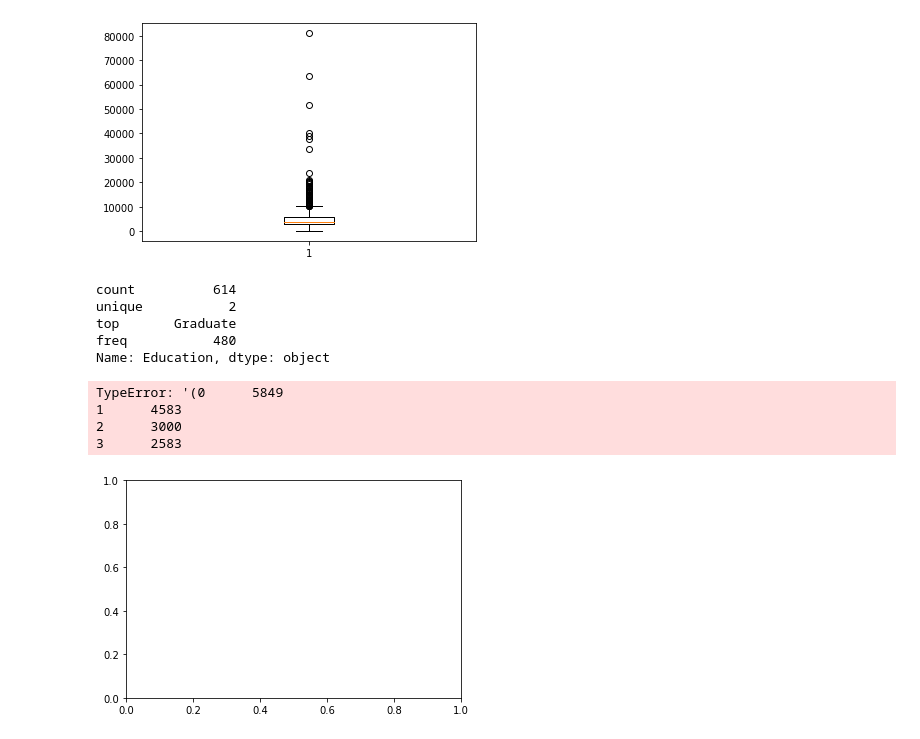
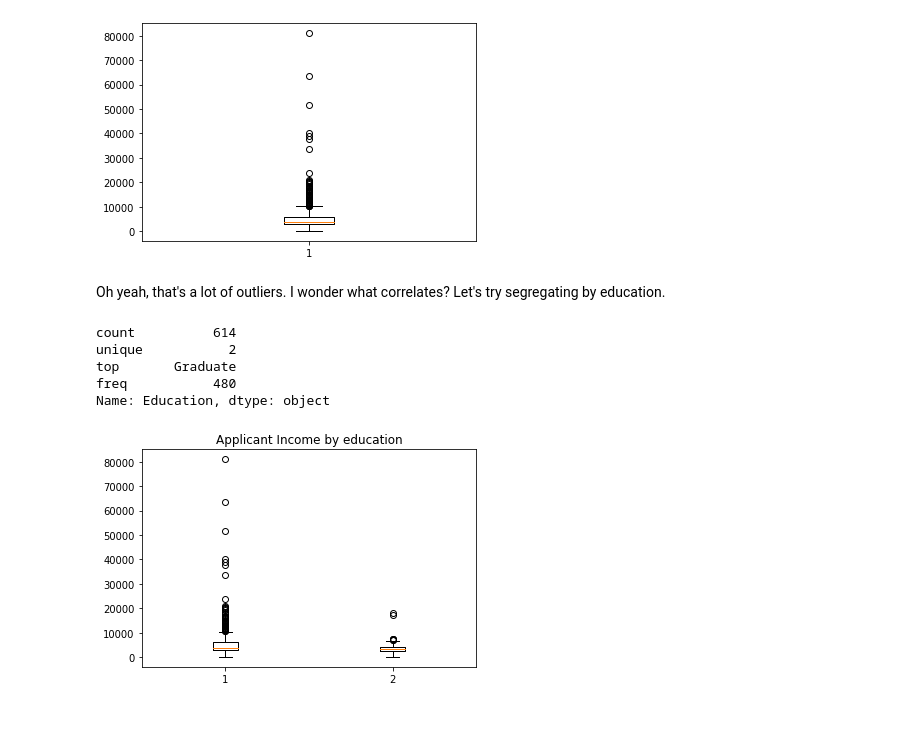
Before and after one commit to cartermp/loan-predictions, a Jupyter notebook: python.ipynb, the cells around one changed output. Cells and saved outputs as stored; diff of their text form; code cells hidden in the pictures.

Commit message:
boxplot

```diff
--- a/python.ipynb
+++ b/python.ipynb
@@ -221,6 +223,8 @@ plt.boxplot(income)
 plt.show()
 # %% [output]
 [figure]
+# %% [markdown]
+Oh yeah, that's a lot of outliers. I wonder what correlates? Let's try segregating by education.
 # %%
 df['Education'].describe()
 # %% [output]
@@ -229,12 +233,14 @@ unique           2
 top       Graduate
 freq           480
 Name: Education, dtype: object
-# %%
-education = df['Education']
-df.boxplot((income, education))
-# %% [output]
-TypeError: '(0      5849
-1      4583
-2      3000
-3      2583
-[figure, removed]
+# %%
+grads = df[lambda x: x.Education == 'Graduate']
+non_grads = df[lambda x: x.Education != 'Graduate']
+
+data = [grads['ApplicantIncome'].dropna(), non_grads['ApplicantIncome'].dropna()]
+_, axes = plt.subplots()
+axes.set_title("Applicant Income by education")
+plt.boxplot(data)
+plt.show()
+# %% [output]
+[figure, added]
```
Also changed, not shown: parts of 2 cells of this notebook.
